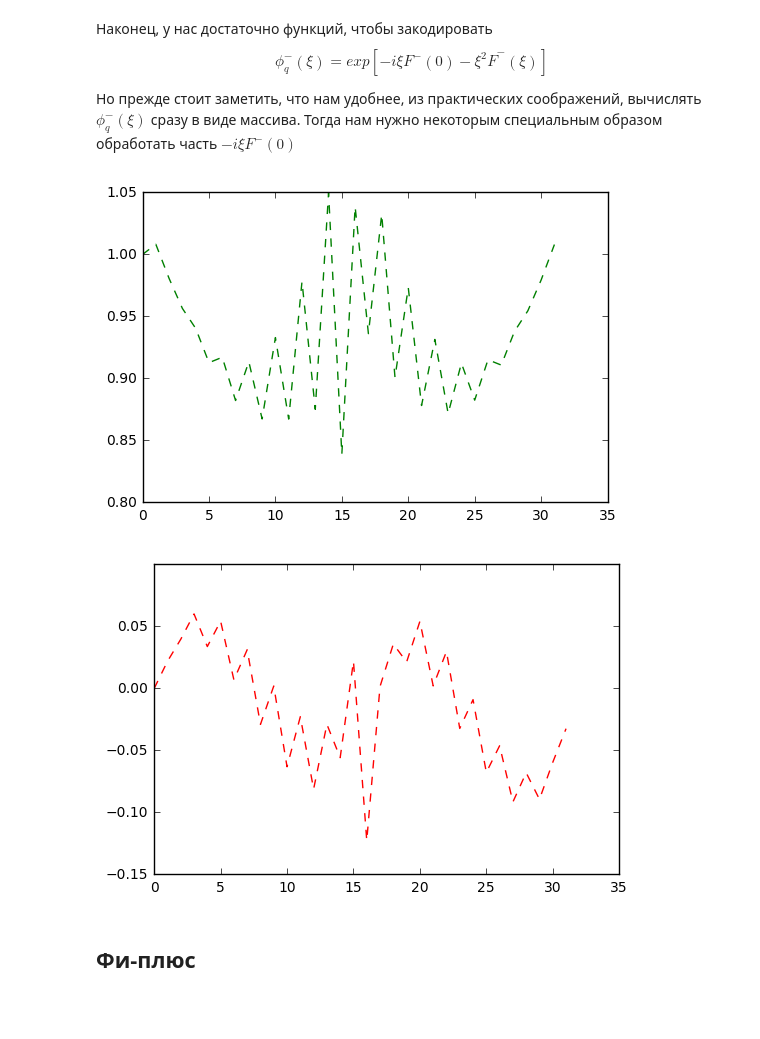
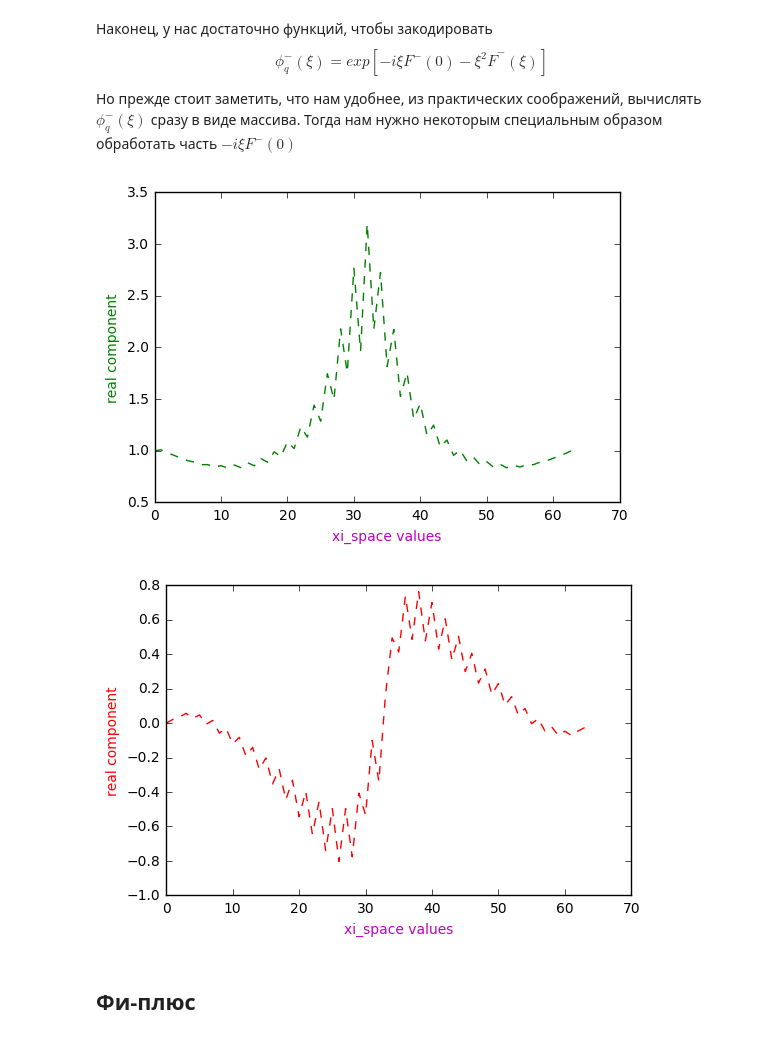
Before and after one commit to inwise/wh-barrier-python, a Jupyter notebook: BS, new mex factorization formulae.ipynb, the cells around one changed output. Saved outputs shown, nothing was run; the diff lists cells and outputs as text; code cells hidden in the pictures; blank space fills up the shorter version.

```diff
--- a/BS, new mex factorization formulae.ipynb
+++ b/BS, new mex factorization formulae.ipynb
@@ -54,7 +54,7 @@ $$ K = ln(K), H = ln(H) $$
 Укладываем $M$ точек между $L \cdot ln(1/2)$  и $ L \cdot ln(2) $
 # %%
 # constants in log scale for price, by Zanette
-M = 2**5  # number of points in price grid
+M = 2**6  # number of points in price grid
 L = 1  # scaling coefficient
 y_min = L * log(0.5)
 y_max = L * log(2.0)
@@ -206,18 +222,22 @@ $$ \phi^-_q(\xi) = exp[-i\xi F^-(0) - \xi^2 \hat{F}^-(\xi)] $$
 # %%
 
 def make_phi_minus_array(xi_array):
     first_term = -1j * F_minus_capital(np.zeros(len(y_space))) * np.array(xi_array)
     second_term = - np.array(xi_array) * np.array(xi_array) * F_minus_capital_hat(xi_array)
     return exp(first_term + second_term)
 
-plt.plot(make_phi_minus_array(xi_space).real, 'g--')
+plt.plot((make_phi_minus_array(xi_space)).real, 'g--')
+plt.xlabel('xi_space values', color='m')
+plt.ylabel('real component', color='g')
 plt.show()
 
-plt.plot(make_phi_minus_array(xi_space).imag, 'r--')
+plt.plot((make_phi_minus_array(xi_space)).imag, 'r--')
+plt.xlabel('xi_space values', color='m')
+plt.ylabel('real component', color='r')
 plt.show()
 # %% [output]
-[figure, old version]
+[figure, new version]
-[figure, old version]
+[figure, new version]
 # %% [markdown]
 ## Фи-плюс
 # %% [markdown]
```
Also changed, not shown: parts of 13 cells of this notebook.
